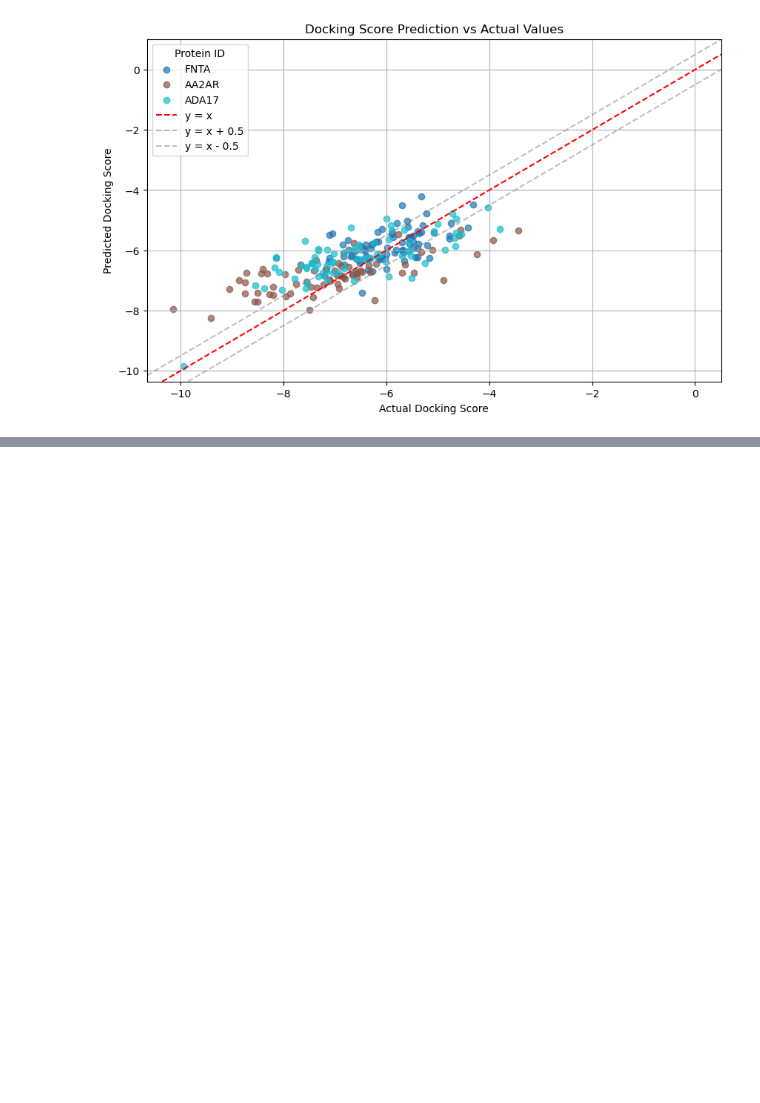
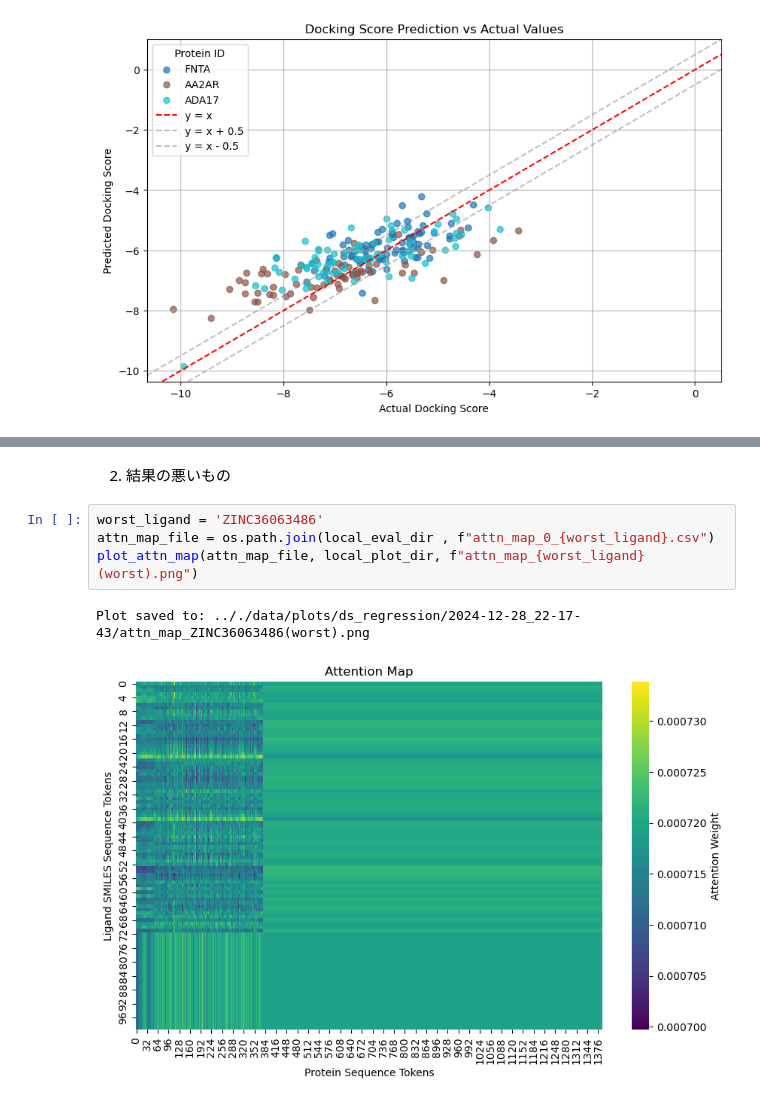
Before and after one commit to inu-wanwan/AttentionConditionedVAE, a Jupyter notebook: notebook/analyze_result.ipynb, the cells around one changed output, grey strips where cells are left out. Cells and saved outputs as stored; diff of their text form; blank space fills up the shorter version.

```diff
--- a/notebook/analyze_result.ipynb
+++ b/notebook/analyze_result.ipynb
@@ -161,0 +301,9 @@ Plot saved to: .././data/plots/ds_regression/docking_score_top_3_proteins_train_
+# %% [markdown]
+2. 結果の悪いもの
+# %%
+worst_ligand = 'ZINC36063486'
+attn_map_file = os.path.join(local_eval_dir , f"attn_map_0_{worst_ligand}.csv")
+plot_attn_map(attn_map_file, local_plot_dir, f"attn_map_{worst_ligand}(worst).png")
+# %% [output]
+Plot saved to: .././data/plots/ds_regression/2024-12-28_22-17-43/attn_map_ZINC36063486(worst).png
+[figure, added]
```
Also changed, not shown: parts of 28 cells of this notebook, 5 other files.
